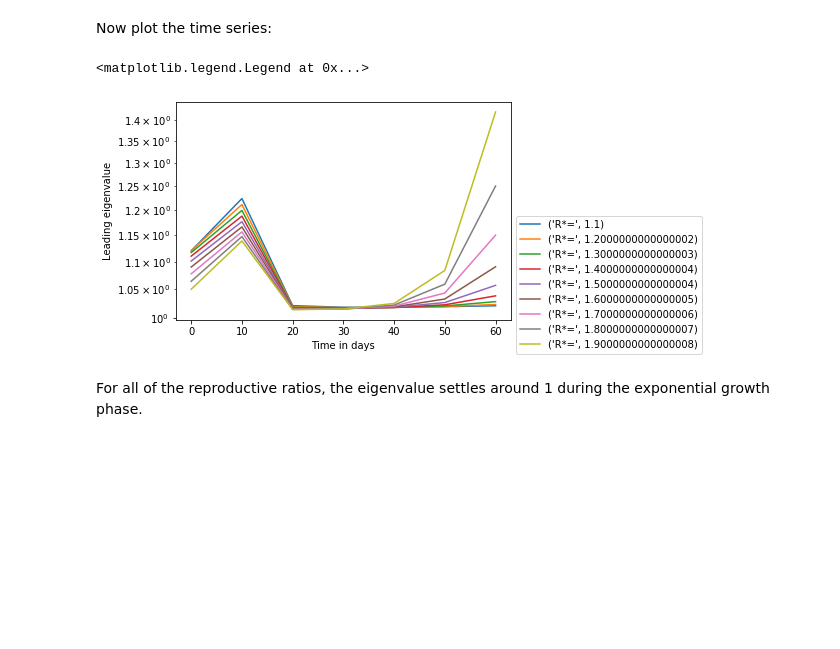
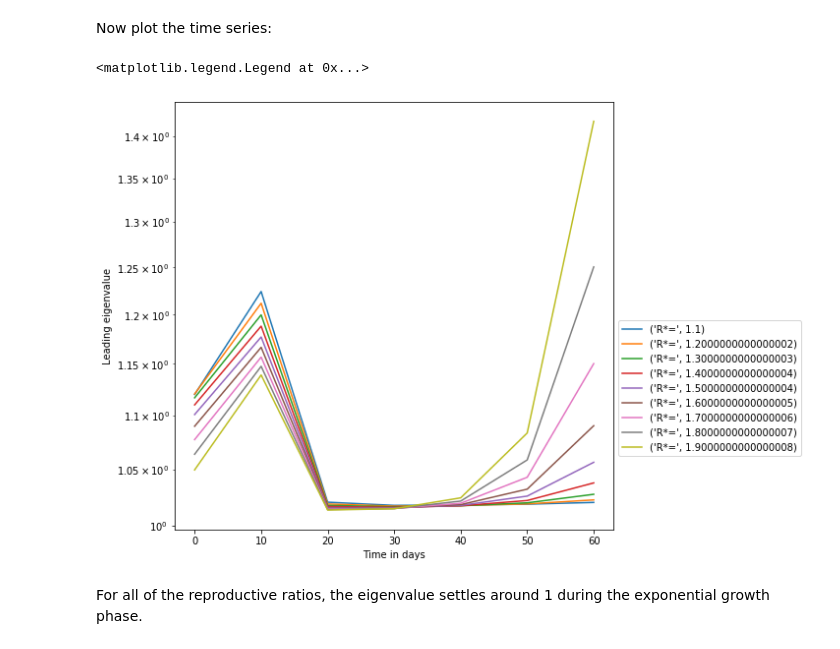
Before and after one commit to JBHilton/covid-19-in-households-public, a Jupyter notebook: tutorials/euler-lotka-estimation.ipynb, the cells around one changed output. Drawn from its saved outputs; the diff is of its cells as text; code cells hidden in the pictures; blank space fills up the shorter version.

```diff
--- a/tutorials/euler-lotka-estimation.ipynb
+++ b/tutorials/euler-lotka-estimation.ipynb
@@ -368,17 +368,17 @@ Now plot the time series:
 # %%
 from matplotlib.pyplot import yscale
 
-fig, ax = subplots(1)
+fig, ax = subplots(1, figsize=(8,8))
 
 for i in range(no_steps):
     ax.plot(10*arange(len(eval_range_list[i])), eval_range_list[i], label=('R*=',RG_range[i]))
 yscale('log')
 ax.set_ylabel('Leading eigenvalue')
 ax.set_xlabel('Time in days')
 ax.legend(ncol=1, bbox_to_anchor=(1,0.50))
 # %% [output]
 <matplotlib.legend.Legend at 0x...>
-[figure, old version]
+[figure, new version]
 # %% [markdown]
 For all of the reproductive ratios, the eigenvalue settles around 1 during the exponential growth phase.
 # %% [markdown]
```
Also changed, not shown: parts of 28 cells of this notebook.
